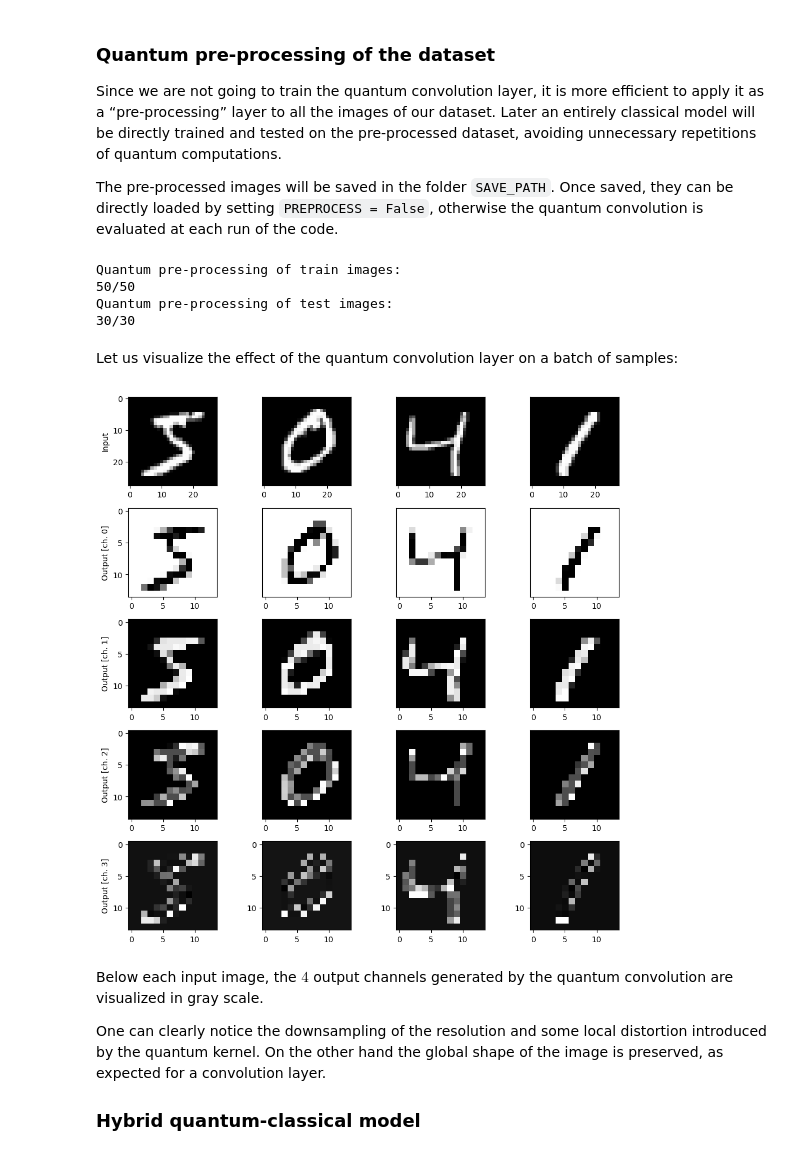
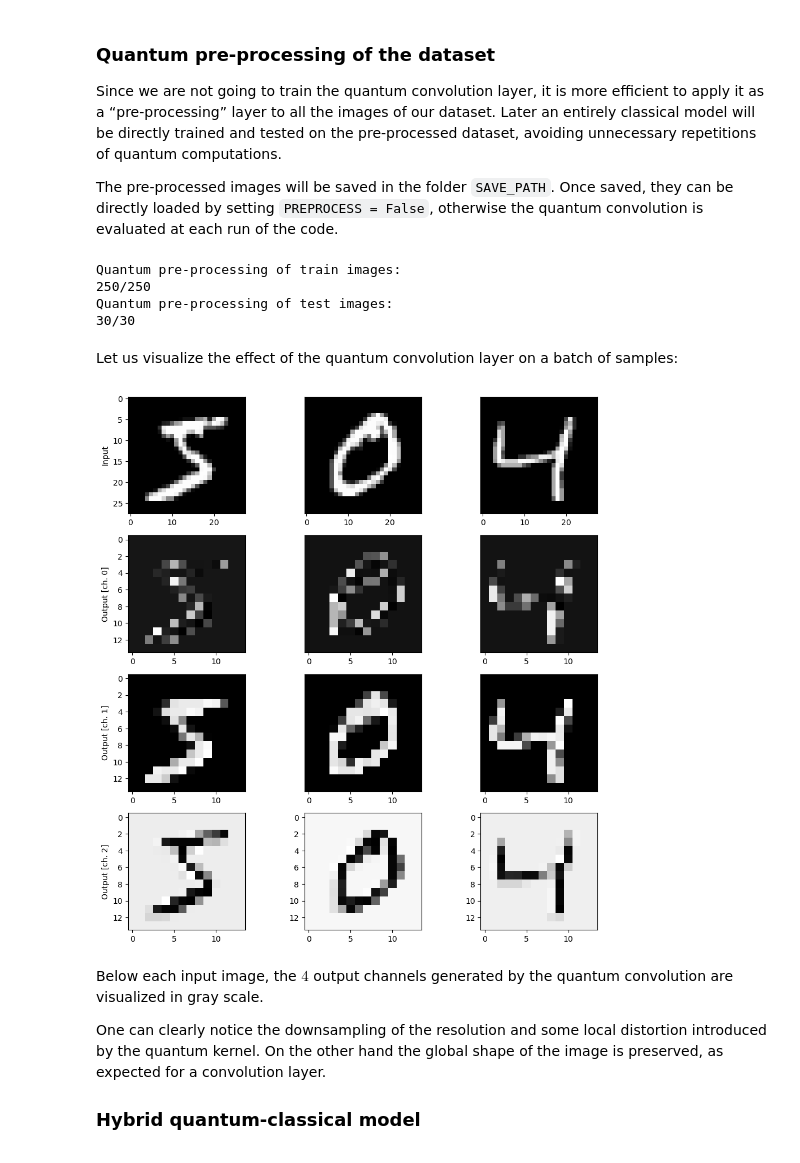
Before and after one commit to LuxProvide/PennyLane-GPU, a Jupyter notebook: notebooks/pennylane_Quanvolutional.ipynb, the cells around one changed output. Drawn from its saved outputs; the diff is of its cells as text; code cells hidden in the pictures.

```diff
--- a/notebooks/pennylane_Quanvolutional.ipynb
+++ b/notebooks/pennylane_Quanvolutional.ipynb
@@ -1222,8 +1192,8 @@ import matplotlib.pyplot as plt
 **Setting of the main hyper-parameters of the model**
 # %%
 n_epochs = 30   # Number of optimization epochs
-n_layers = 1    # Number of random layers
-n_train = 50    # Size of the train dataset
+n_layers = 2    # Number of random layers
+n_train = 250   # Size of the train dataset
 n_test = 30     # Size of the test dataset
 
 SAVE_PATH = "../save/quanvolution/"  # Data saving folder
@@ -1347,32 +1333,32 @@ q_train_images = np.load(SAVE_PATH + "q_train_images.npy")
 q_test_images = np.load(SAVE_PATH + "q_test_images.npy")
 # %% [output]
 Quantum pre-processing of train images:
-50/50
+250/250
 Quantum pre-processing of test images:
 30/30
 # %% [markdown]
 Let us visualize the effect of the quantum convolution layer on a batch of samples:
 # %%
-n_samples = 4
-n_channels = 4
+n_samples = 3
+n_channels = 3
 fig, axes = plt.subplots(1 + n_channels, n_samples, figsize=(10, 10))
 for k in range(n_samples):
     axes[0, 0].set_ylabel("Input")
     if k != 0:
         axes[0, k].yaxis.set_visible(False)
     axes[0, k].imshow(train_images[k, :, :, 0], cmap="gray")
 
     # Plot all output channels
     for c in range(n_channels):
         axes[c + 1, 0].set_ylabel("Output [ch. {}]".format(c))
         if k != 0:
             axes[c, k].yaxis.set_visible(False)
         axes[c + 1, k].imshow(q_train_images[k, :, :, c], cmap="gray")
 
 plt.tight_layout()
 plt.show()
 # %% [output]
-[figure, old version]
+[figure, new version]
 # %% [markdown]
 Below each input image, the $4$ output channels generated by the quantum convolution are visualized in gray scale.
 
```
Also changed, not shown: parts of 33 cells of this notebook.
